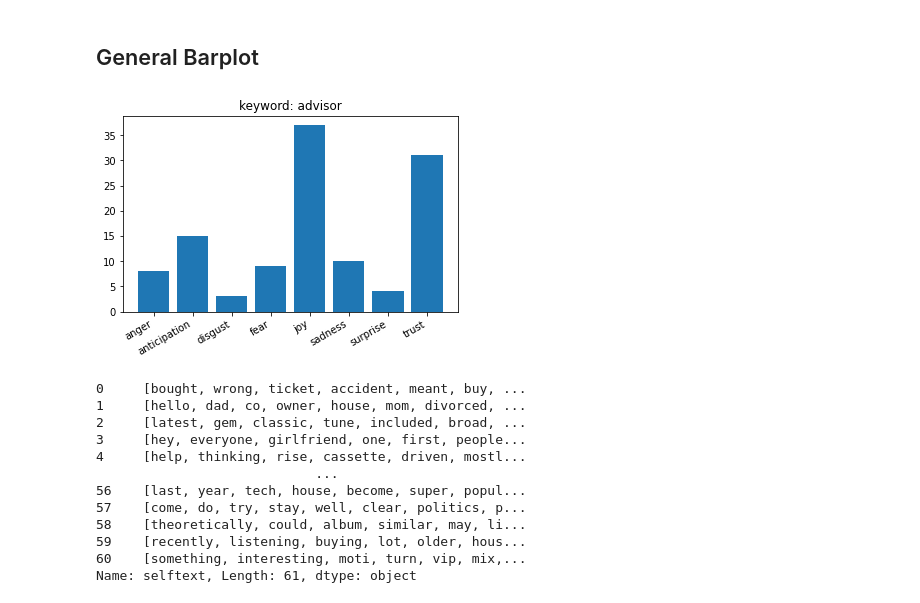
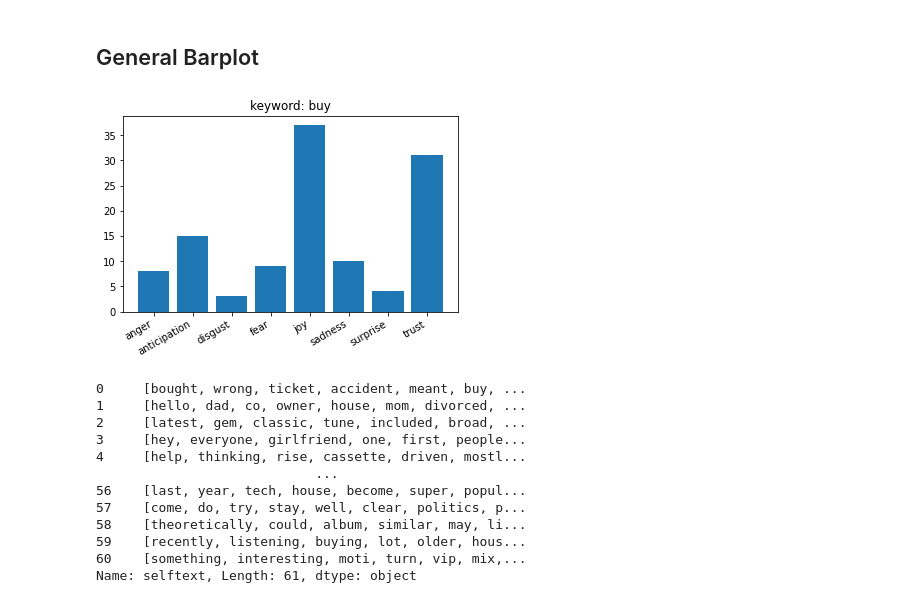
Before and after one commit to philhuang74/CaliforniaHousing_Pic16BProject, a Jupyter notebook: Reddit Sentiment & Topic Modeling on House/Multiple Emotion Wordcloud_buy.ipynb, the cells around one changed output. Saved outputs shown, nothing was run; the diff lists cells and outputs as text; code cells hidden in the pictures.

```diff
--- a/Reddit Sentiment & Topic Modeling on House/Multiple Emotion Wordcloud_buy.ipynb
+++ b/Reddit Sentiment & Topic Modeling on House/Multiple Emotion Wordcloud_buy.ipynb
@@ -97,35 +97,35 @@ stop_words = ["i", "me", "my", "myself", "we", "our", "ours", "ourselves", "you"
 # %%
 col = [x for x in df1['selftext']]
 text = str(col)
 
 lower_case = text.lower()
 # Removing punctuations
 cleaned_text = lower_case.translate(str.maketrans('', '', string.punctuation))
 tokenized_words = cleaned_text.split()
 final_words = []
 for word in tokenized_words:
     if word not in stop_words:
         final_words.append(word)
 
 
 emotion_list = []
 word=list(df_word.word)
 emotion=list(df_word.emotion)
 
 for i in range(len(df_word)):
     if word[i] in final_words:
         emotion_list.append(emotion[i])
 
 w = Counter(emotion_list)
 
 
 fig, ax1 = plt.subplots()
 ax1.bar(w.keys(), w.values())
 fig.autofmt_xdate()
-plt.title('keyword: advisor')
+plt.title('keyword: buy')
 plt.show()
 # %% [output]
-[figure, old version]
+[figure, new version]
 # %%
 def emo(tokens,emo):
     zip_iterator = zip(df_word.word, df_word.emotion)
```
Also changed, not shown: parts of 6 cells of this notebook, 32 other files.
